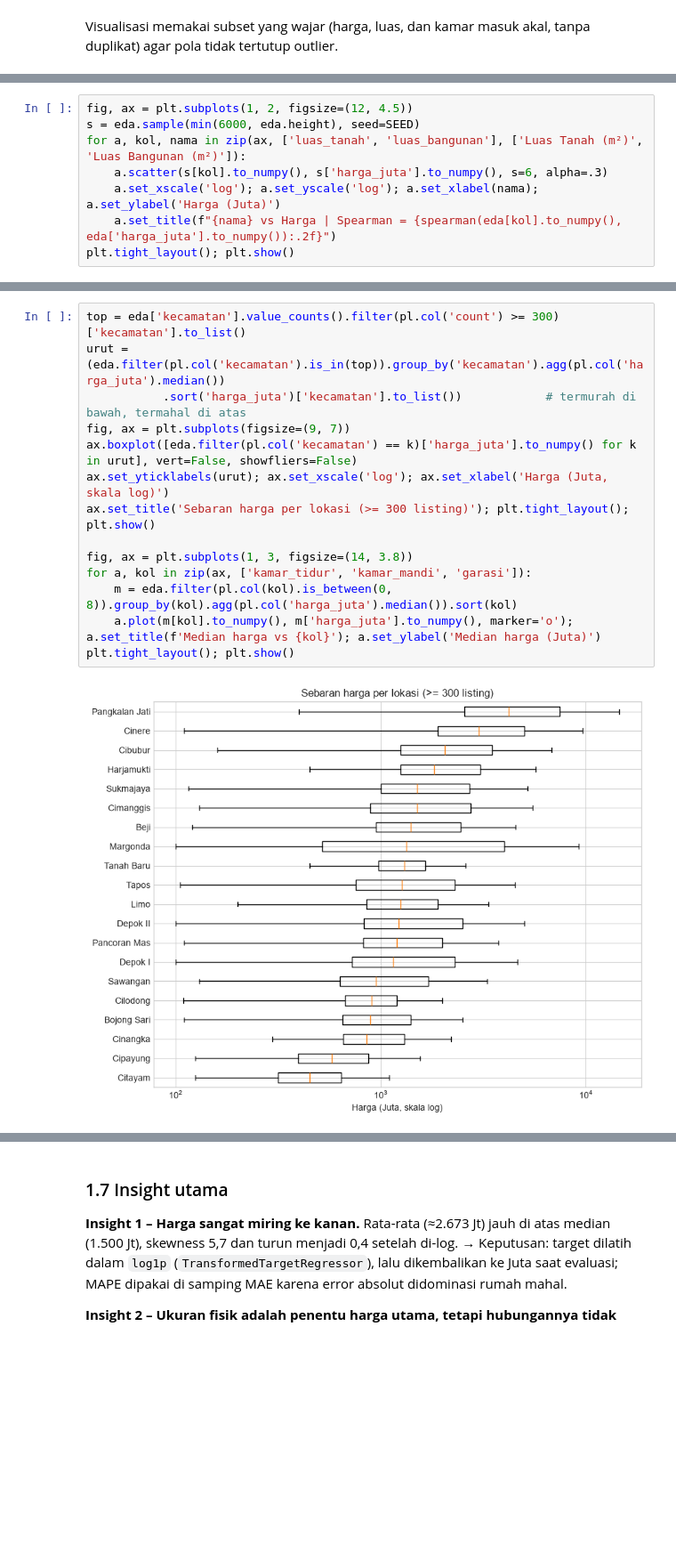
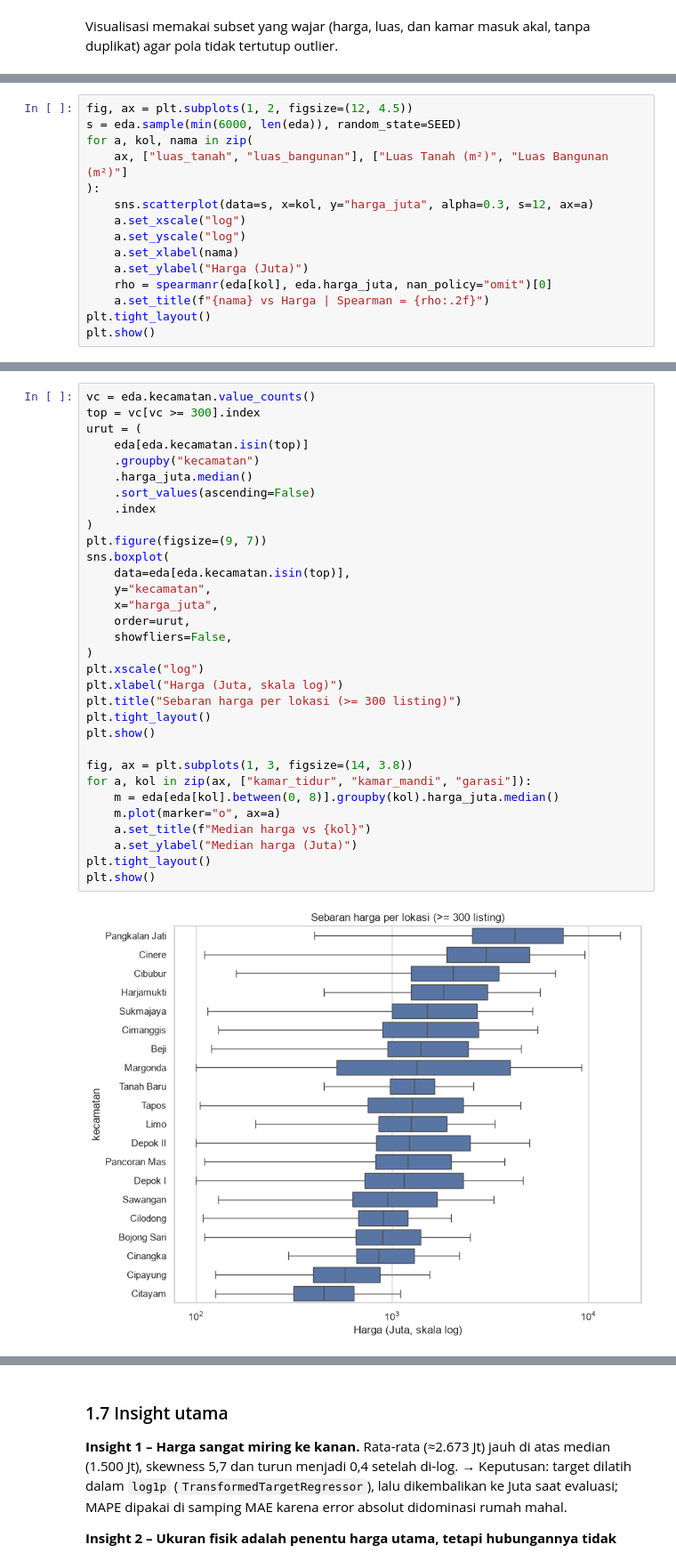
Before and after one commit to ferdianfariza/House-Price-Prediction-BENGKOD, a Jupyter notebook: Early_Bird_Prediksi_Harga_Rumah.ipynb, the cells around one changed output, grey strips where cells are left out. Shown at 89% size. Cells and saved outputs as stored; diff of their text form; blank space fills up the shorter version.

```diff
--- a/Early_Bird_Prediksi_Harga_Rumah.ipynb
+++ b/Early_Bird_Prediksi_Harga_Rumah.ipynb
@@ -308,9 +447,16 @@ Baris untuk visualisasi: 23819
 # %%
 fig, ax = plt.subplots(1, 2, figsize=(12, 4.5))
-s = eda.sample(min(6000, eda.height), seed=SEED)
-for a, kol, nama in zip(ax, ['luas_tanah', 'luas_bangunan'], ['Luas Tanah (m²)', 'Luas Bangunan (m²)']):
-    a.scatter(s[kol].to_numpy(), s['harga_juta'].to_numpy(), s=6, alpha=.3)
-    a.set_xscale('log'); a.set_yscale('log'); a.set_xlabel(nama); a.set_ylabel('Harga (Juta)')
-    a.set_title(f"{nama} vs Harga | Spearman = {spearman(eda[kol].to_numpy(), eda['harga_juta'].to_numpy()):.2f}")
-plt.tight_layout(); plt.show()
+s = eda.sample(min(6000, len(eda)), random_state=SEED)
+for a, kol, nama in zip(
+    ax, ["luas_tanah", "luas_bangunan"], ["Luas Tanah (m²)", "Luas Bangunan (m²)"]
+):
+    sns.scatterplot(data=s, x=kol, y="harga_juta", alpha=0.3, s=12, ax=a)
+    a.set_xscale("log")
+    a.set_yscale("log")
+    a.set_xlabel(nama)
+    a.set_ylabel("Harga (Juta)")
+    rho = spearmanr(eda[kol], eda.harga_juta, nan_policy="omit")[0]
+    a.set_title(f"{nama} vs Harga | Spearman = {rho:.2f}")
+plt.tight_layout()
+plt.show()
 # %% [output]
@@ -318,16 +464,34 @@ plt.tight_layout(); plt.show()
 # %%
-top = eda['kecamatan'].value_counts().filter(pl.col('count') >= 300)['kecamatan'].to_list()
-urut = (eda.filter(pl.col('kecamatan').is_in(top)).group_by('kecamatan').agg(pl.col('harga_juta').median())
-           .sort('harga_juta')['kecamatan'].to_list())            # termurah di bawah, termahal di atas
-fig, ax = plt.subplots(figsize=(9, 7))
-ax.boxplot([eda.filter(pl.col('kecamatan') == k)['harga_juta'].to_numpy() for k in urut], vert=False, showfliers=False)
-ax.set_yticklabels(urut); ax.set_xscale('log'); ax.set_xlabel('Harga (Juta, skala log)')
-ax.set_title('Sebaran harga per lokasi (>= 300 listing)'); plt.tight_layout(); plt.show()
+vc = eda.kecamatan.value_counts()
+top = vc[vc >= 300].index
+urut = (
+    eda[eda.kecamatan.isin(top)]
+    .groupby("kecamatan")
+    .harga_juta.median()
+    .sort_values(ascending=False)
+    .index
+)
+plt.figure(figsize=(9, 7))
+sns.boxplot(
+    data=eda[eda.kecamatan.isin(top)],
+    y="kecamatan",
+    x="harga_juta",
+    order=urut,
+    showfliers=False,
+)
+plt.xscale("log")
+plt.xlabel("Harga (Juta, skala log)")
+plt.title("Sebaran harga per lokasi (>= 300 listing)")
+plt.tight_layout()
+plt.show()
 
 fig, ax = plt.subplots(1, 3, figsize=(14, 3.8))
-for a, kol in zip(ax, ['kamar_tidur', 'kamar_mandi', 'garasi']):
-    m = eda.filter(pl.col(kol).is_between(0, 8)).group_by(kol).agg(pl.col('harga_juta').median()).sort(kol)
-    a.plot(m[kol].to_numpy(), m['harga_juta'].to_numpy(), marker='o'); a.set_title(f'Median harga vs {kol}'); a.set_ylabel('Median harga (Juta)')
-plt.tight_layout(); plt.show()
+for a, kol in zip(ax, ["kamar_tidur", "kamar_mandi", "garasi"]):
+    m = eda[eda[kol].between(0, 8)].groupby(kol).harga_juta.median()
+    m.plot(marker="o", ax=a)
+    a.set_title(f"Median harga vs {kol}")
+    a.set_ylabel("Median harga (Juta)")
+plt.tight_layout()
+plt.show()
 # %% [output]
-[figure, old version]
+[figure, new version]
```
Also changed, not shown: parts of 37 cells of this notebook, 15 other files.
